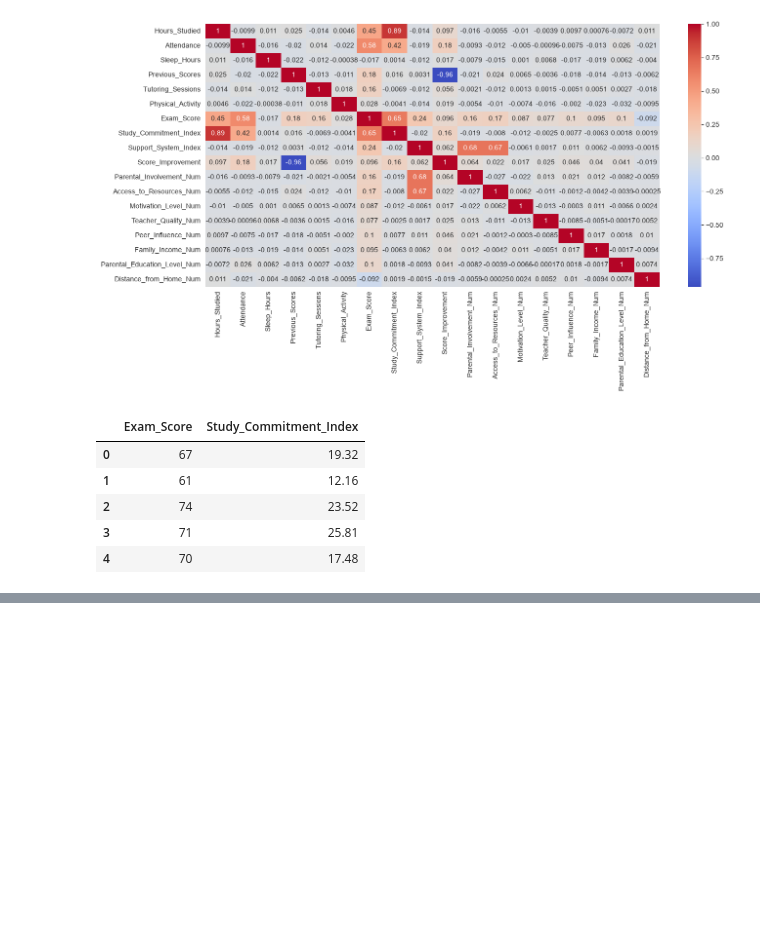
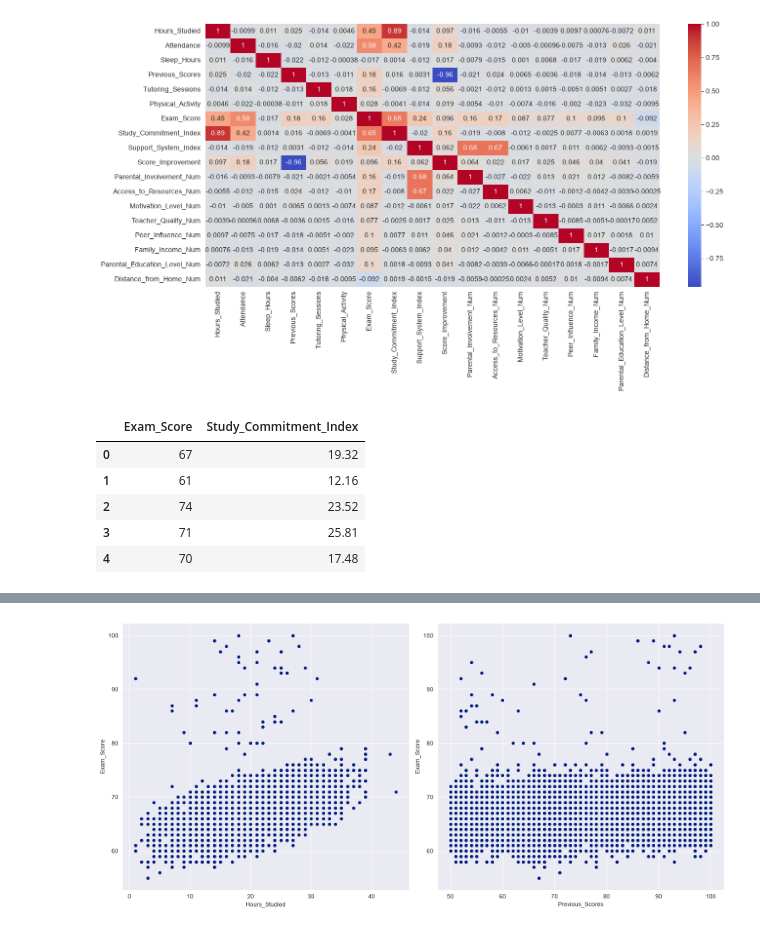
Before and after one commit to Codebadger99/student-performance-analysis, a Jupyter notebook: main.ipynb, the cells around one changed output, grey strips where cells are left out. Cells and saved outputs as stored; diff of their text form; code cells hidden in the pictures; blank space fills up the shorter version.

```diff
--- a/main.ipynb
+++ b/main.ipynb
@@ -262,0 +284,12 @@ plt.show()
+# %%
+fig, ax = plt.subplots(1, 2, figsize=(15, 7))
+
+sns.scatterplot(df, x="Hours_Studied", y="Exam_Score", ax=ax[0])
+
+sns.scatterplot(df, x="Previous_Scores", y="Exam_Score", ax=ax[1])
+
+plt.tight_layout()
+
+plt.show()
+# %% [output]
+[figure, added]
```
Also changed, not shown: parts of 5 cells of this notebook.
